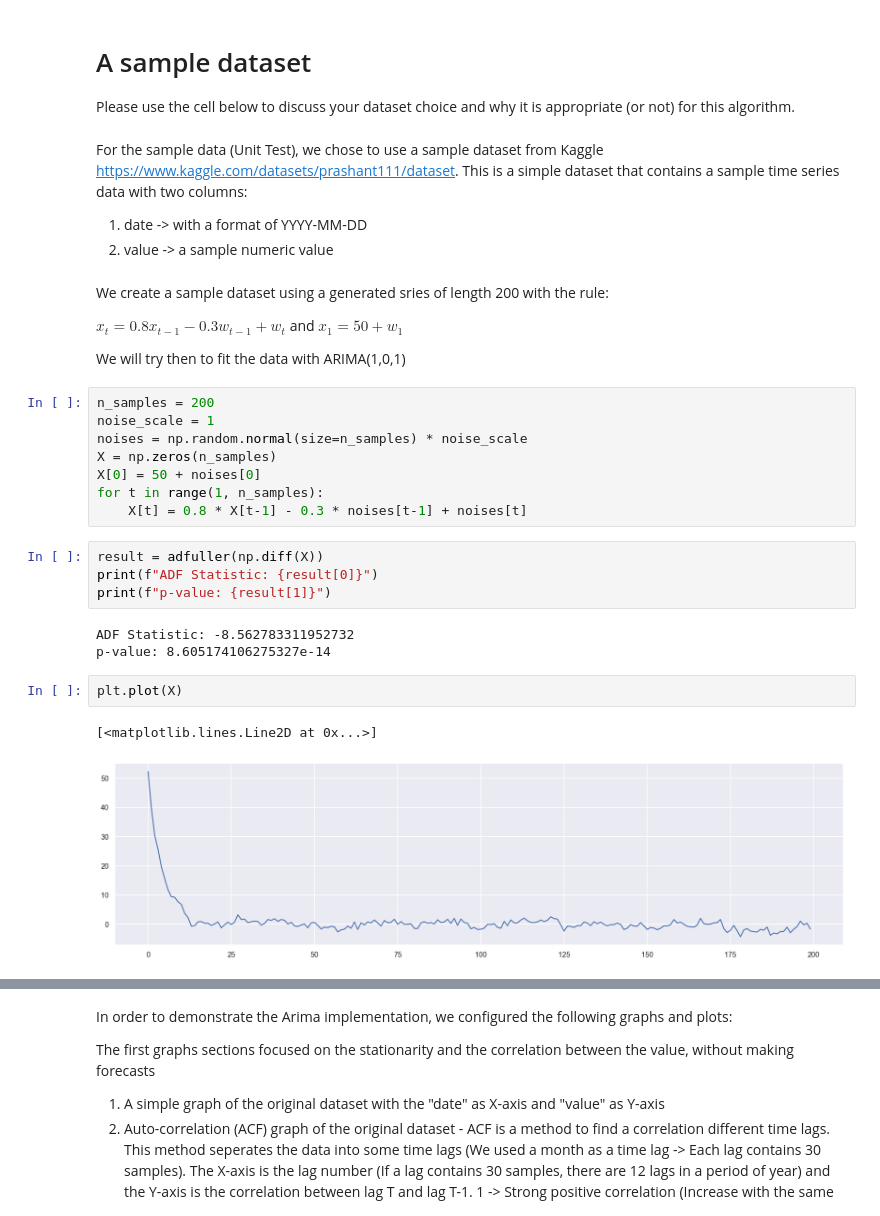
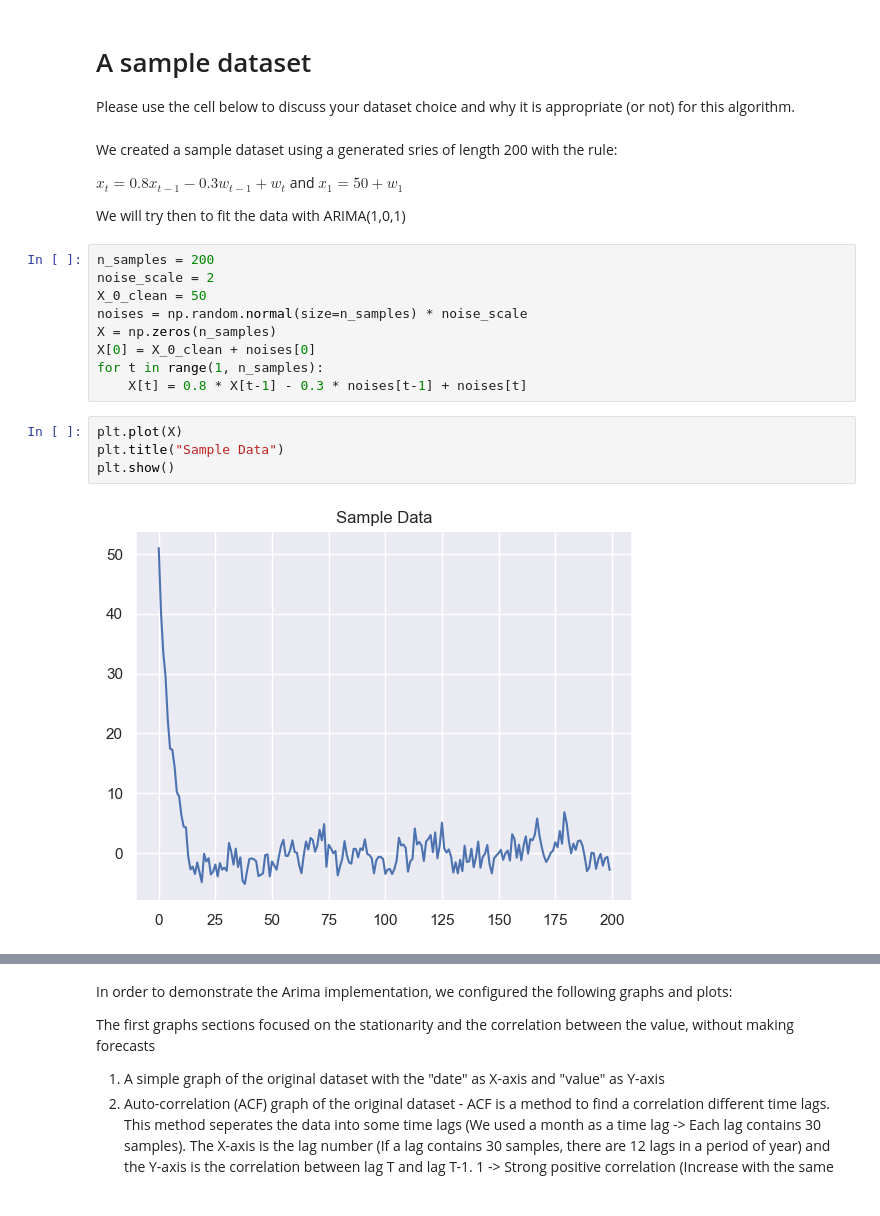
Before and after one commit to stavco9/advancedml-exc3, a Jupyter notebook: 3945_2025A_HW3_Boosting.ipynb, the cells around one changed output, grey strips where cells are left out. Cells and saved outputs as stored; diff of their text form.

Commit message:
Removed lots of unused plotting

```diff
--- a/3945_2025A_HW3_Boosting.ipynb
+++ b/3945_2025A_HW3_Boosting.ipynb
@@ -244,34 +244,24 @@ class ARIMACustom(ARMACustom):
 # A sample dataset
 
 Please use the cell below to discuss your dataset choice and why it is appropriate (or not) for this algorithm.
-# %% [markdown]
-For the sample data (Unit Test), we chose to use a sample dataset from Kaggle https://www.kaggle.com/datasets/prashant111/dataset. This is a simple dataset that contains a sample time series data with two columns:
-
-1. date -> with a format of YYYY-MM-DD
-2. value -> a sample numeric value
 # %% [markdown]
-We create a sample dataset using a generated sries of length 200 with the rule:
+We created a sample dataset using a generated sries of length 200 with the rule:
 
 $x_t = 0.8 x_{t-1} - 0.3 w_{t-1} + w_{t}$ and $x_1 = 50 + w_1$
 
 We will try then to fit the data with ARIMA(1,0,1)
 # %%
 n_samples = 200
-noise_scale = 1
+noise_scale = 2
+X_0_clean = 50
 noises = np.random.normal(size=n_samples) * noise_scale
 X = np.zeros(n_samples)
-X[0] = 50 + noises[0]
+X[0] = X_0_clean + noises[0]
 for t in range(1, n_samples):
     X[t] = 0.8 * X[t-1] - 0.3 * noises[t-1] + noises[t]
-# %%
-result = adfuller(np.diff(X))
-print(f"ADF Statistic: {result[0]}")
-print(f"p-value: {result[1]}")
-# %% [output]
-ADF Statistic: -8.562783311952732
-p-value: 8.605174106275327e-14
 # %%
 plt.plot(X)
+plt.title("Sample Data")
+plt.show()
 # %% [output]
-[<matplotlib.lines.Line2D at 0x...>]
-[figure, old version]
+[figure, new version]
```
Also changed, not shown: parts of 19 cells of this notebook.
